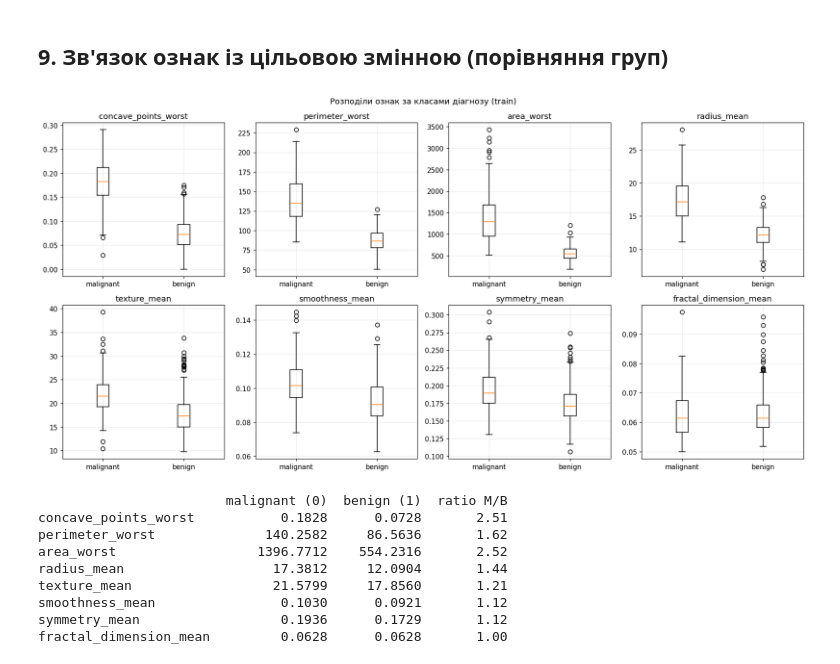
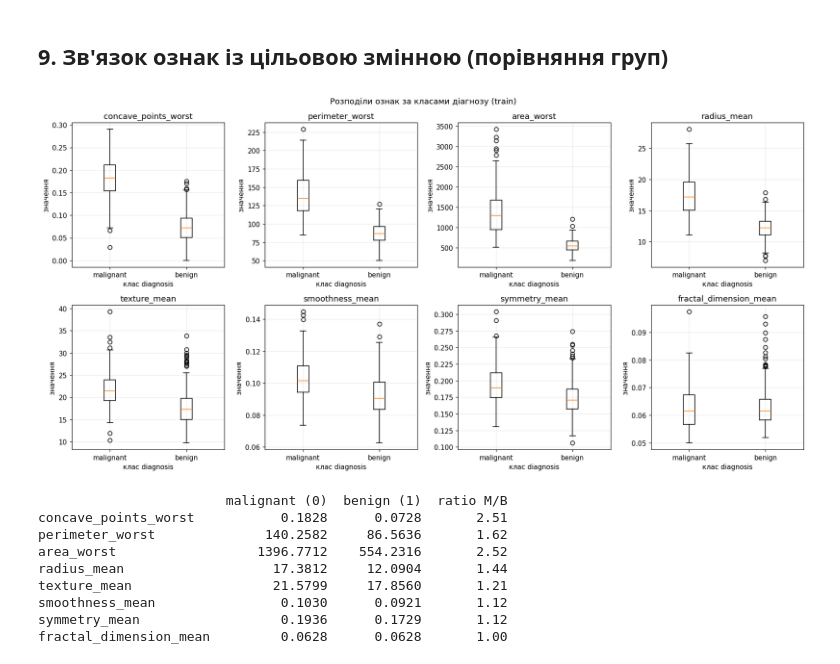
Before and after one commit to solomiiakovalchuk/machineLearning, a Jupyter notebook: practical01/notebook/practical01.ipynb, the cells around one changed output. Saved outputs shown, nothing was run; the diff lists cells and outputs as text; code cells hidden in the pictures.

Commit message:
practical01: add axis labels to figures 01, 03, 04, 08
Course formatting rules (section 5) require a title and axis labels on
every plot. Notebook re-executed, figures regenerated.

```diff
--- a/practical01/notebook/practical01.ipynb
+++ b/practical01/notebook/practical01.ipynb
@@ -513,17 +516,18 @@ fractal_dimension_se        -0.059    -0.199    4.09
 # %%
 feats_by_class = ["concave_points_worst", "perimeter_worst", "area_worst",
                   "radius_mean", "texture_mean", "smoothness_mean",
                   "symmetry_mean", "fractal_dimension_mean"]
 fig, axes = plt.subplots(2, 4, figsize=(16, 8))
 for a, col in zip(axes.ravel(), feats_by_class):
     d0 = train.loc[train["diagnosis"] == 0, col]
     d1 = train.loc[train["diagnosis"] == 1, col]
     a.boxplot([d0, d1], tick_labels=["malignant", "benign"])
     a.set_title(col)
+    a.set_xlabel("клас diagnosis"); a.set_ylabel("значення")
 fig.suptitle("Розподіли ознак за класами діагнозу (train)")
 fig.tight_layout(); fig.savefig(FIG / "08_features_by_class.png"); plt.show()
 # %% [output]
-[figure, old version]
+[figure, new version]
 # %%
 gm = train.groupby("diagnosis")[feats_by_class].mean().T
 gm.columns = ["malignant (0)", "benign (1)"]
```
Also changed, not shown: parts of 2 cells of this notebook, 4 other files.
